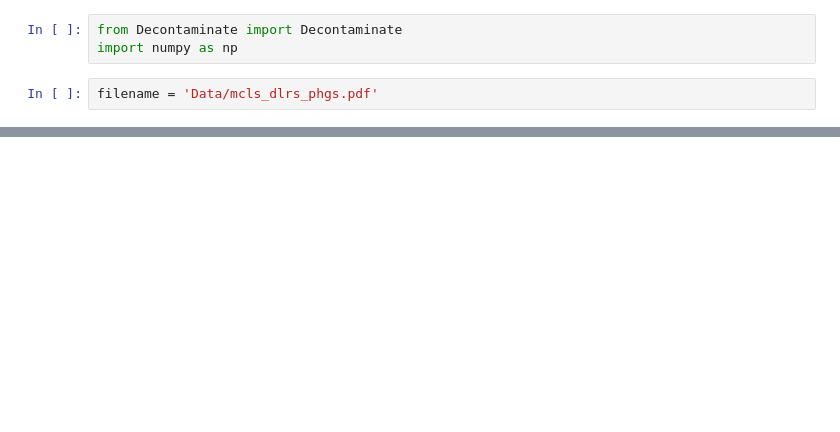
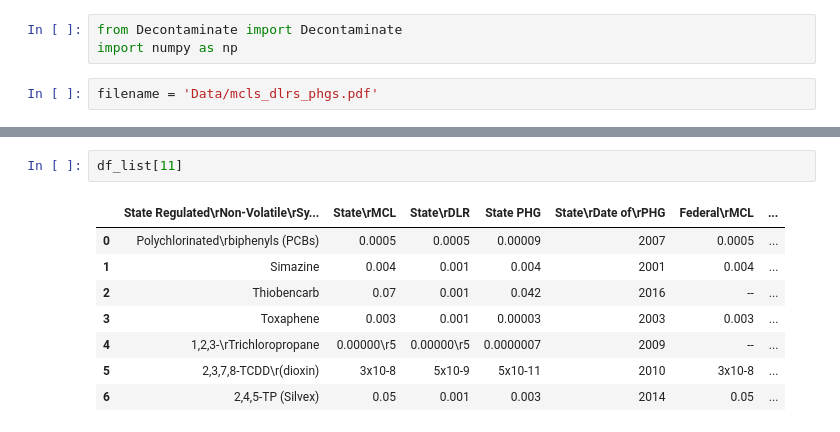
Before and after one commit to FreshOats/Water_Quality, a Jupyter notebook: Decontaminate_Data.ipynb, the cells around one changed output, grey strips where cells are left out. Drawn from its saved outputs; the diff is of its cells as text; blank space fills up the shorter version.

```diff
--- a/Decontaminate_Data.ipynb
+++ b/Decontaminate_Data.ipynb
@@ -6 +26,12 @@ filename = 'Data/mcls_dlrs_phgs.pdf'
+# %%
+df_list[11]
+# %% [output]
+|  | State Regulated\rNon-Volatile\rSy... | State\rMCL | State\rDLR | State PHG | State\rDate of\rPHG | Federal\rMCL | ... |
+| 0 | Polychlorinated\rbiphenyls (PCBs) | 0.0005 | 0.0005 | 0.00009 | 2007 | 0.0005 | ... |
+| 1 | Simazine | 0.004 | 0.001 | 0.004 | 2001 | 0.004 | ... |
+| 2 | Thiobencarb | 0.07 | 0.001 | 0.042 | 2016 | -- | ... |
+| 3 | Toxaphene | 0.003 | 0.001 | 0.00003 | 2003 | 0.003 | ... |
+| 4 | 1,2,3-\rTrichloropropane | 0.00000\r5 | 0.00000\r5 | 0.0000007 | 2009 | -- | ... |
+| 5 | 2,3,7,8-TCDD\r(dioxin) | 3x10-8 | 5x10-9 | 5x10-11 | 2010 | 3x10-8 | ... |
+| 6 | 2,4,5-TP (Silvex) | 0.05 | 0.001 | 0.003 | 2014 | 0.05 | ... |
 # %%
```
Also changed, not shown: parts of 3 cells of this notebook, 3 other files.
